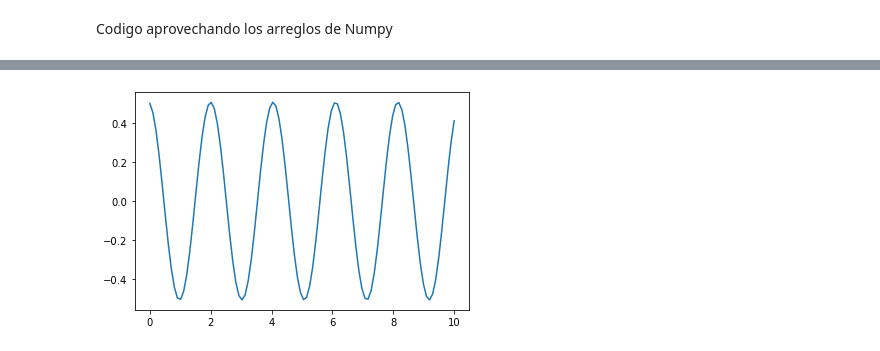
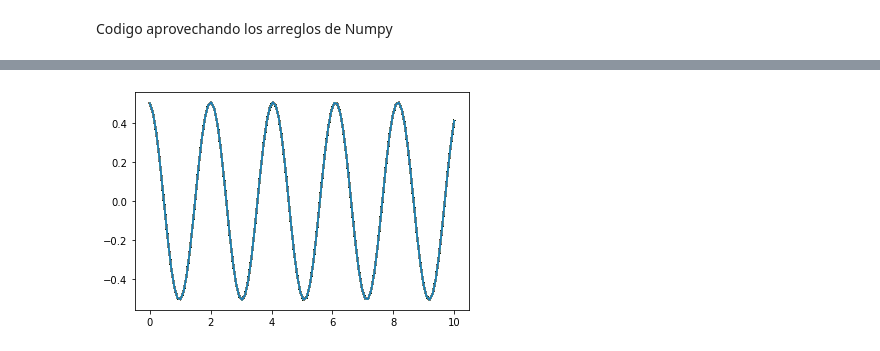
Before and after one commit to DCIDA2019/dcida2020ii-edmundovazquez, a Jupyter notebook: Aug28/ejercicio1.ipynb, the cells around one changed output, grey strips where cells are left out. Saved outputs shown, nothing was run; the diff lists cells and outputs as text; code cells hidden in the pictures.

```diff
--- a/Aug28/ejercicio1.ipynb
+++ b/Aug28/ejercicio1.ipynb
@@ -54,24 +59,28 @@ Codigo aprovechando los arreglos de Numpy
 import numpy as np
 import matplotlib.pyplot as plt
 
-x= np.zeros(100)
-w= np.zeros(100)
-
-N= 100 #numero de particiones
-t= np.linspace(0,10,N) # a t=0
 l= 1
 g= 9.81
 k= (g/l)
-x[0]=0.5 #angulo inicial medido en radianes
-#w= 0 #deribada de theta inicial
-a=0.0
-b=10.0
-h= ((b-a)/N)
 
-for i in range (N-1):
-    w[i+1]= w[i] - h*k*np.sin(x[i])
-    x[i+1]= x[i] + h*w[i+1]
 
-plt.plot(t, x)
-plt.show()
+def euler(N):
+    x= np.zeros(100)
+    w= np.zeros(100)
+    a=0.0
+    b=10.0
+    x[0]=0.5 #angulo inicial medido en radianes
+    #w= 0 #deribada de theta inicial
+    t= np.linspace(0,10,N) # a t=0
+    h= ((b-a)/N)
+
+    for i in range (N-1):
+        w[i+1]= w[i] - h*k*np.sin(x[i])
+        x[i+1]= x[i] + h*w[i+1]
+
+    plt.plot(t, x)
+#    return(x)
+
+#x1= euler(100)  #numero de particiones
+%timeit euler(100)
 # %% [output]
@@ -78 +88 @@ plt.show()
-[figure, old version]
+[figure, new version]
```
Also changed, not shown: parts of 2 cells of this notebook.
